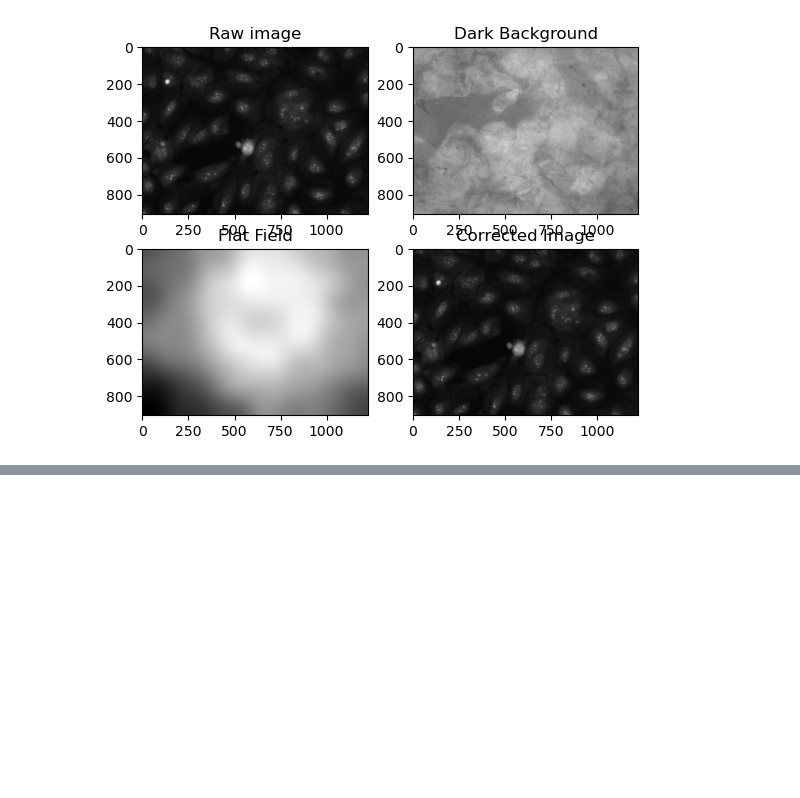
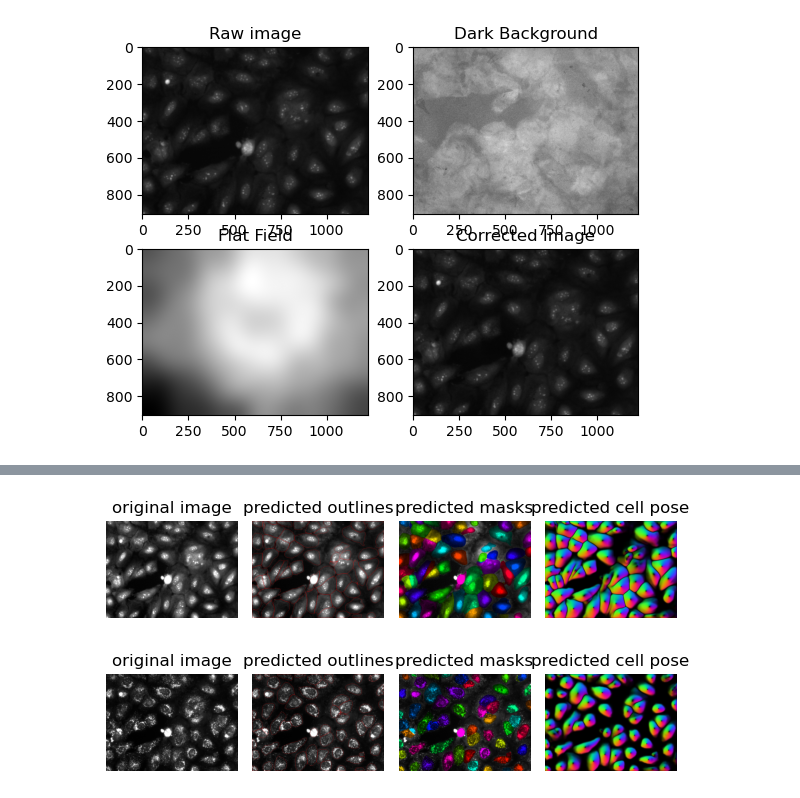
Before and after one commit to drBat1998/BioInUA_2025_img_analysis, a Jupyter notebook: course_data/playground.ipynb, the cells around one changed output, grey strips where cells are left out. Saved outputs shown, nothing was run; the diff lists cells and outputs as text; code cells hidden in the pictures; blank space fills up the shorter version.

```diff
--- a/course_data/playground.ipynb
+++ b/course_data/playground.ipynb
@@ -272,0 +356,31 @@ Text(0.5, 1.0, 'Corrected Image')
+# %%
+
+
+# batch eval: pass the whole list
+masks_list, flows_list, styles = model.eval(
+    imgs,
+    diameter=diameter,
+    flow_threshold=None,
+    channels=channels
+)
+
+# -------- save & preview --------
+out_dir = img_dir / "_cellpose_out"
+out_dir.mkdir(exist_ok=True, parents=True)
+
+for fp, img, masks, flows in zip(files, imgs, masks_list, flows_list):
+    # save masks as uint16 label image
+    tiff.imwrite(str(out_dir / f"{fp.stem}_cp_masks.tif"),
+                 masks.astype(np.uint16), photometric="minisblack")
+
+    # quick overlay
+    fig = plt.figure(figsize=(6,5))
+    try:
+        flow_show = flows[0] if isinstance(flows, (list, tuple)) else flows
+        plot.show_segmentation(fig, img, masks, flow_show, channels=channels)
+    except Exception:
+        overlay = plot.mask_overlay(img, masks)
+        plt.imshow(overlay)
+        plt.title("Mask overlay"); plt.axis("off")
+    plt.tight_layout(); plt.show()
+# %% [output]
@@ -272,0 +388,2 @@ Text(0.5, 1.0, 'Corrected Image')
+[figure, added]
+[figure, added]
```
Also changed, not shown: parts of 12 cells of this notebook, 3 other files.
